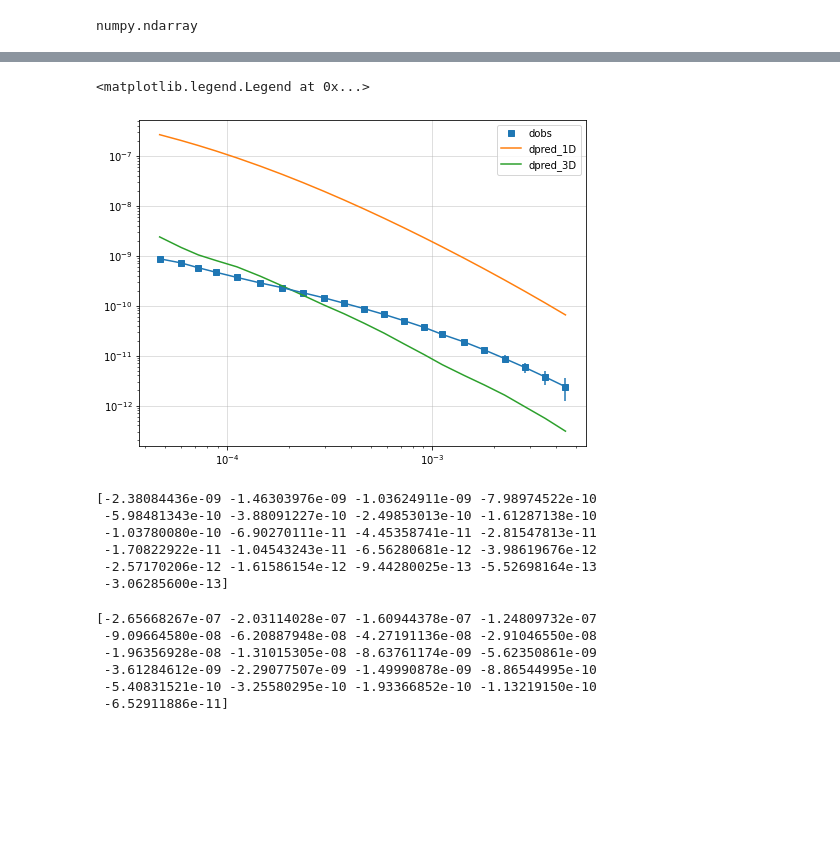
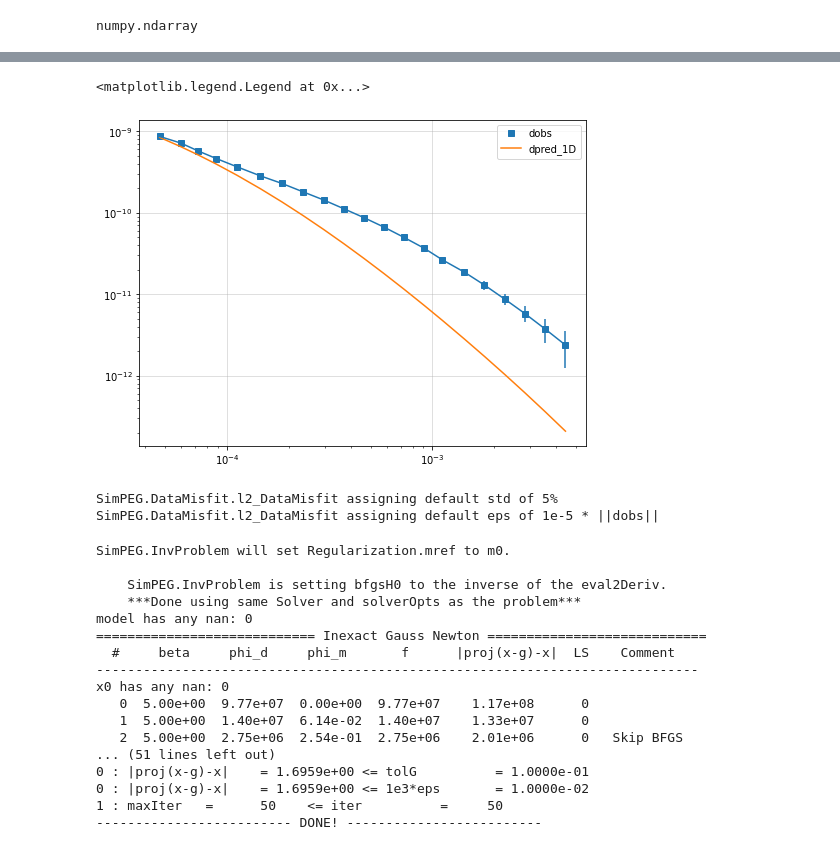
Before and after one commit to jc-barreto/SimPEG_Tests_Jenny, a Jupyter notebook: SimPEGEM1D VTEM data book.ipynb, the cells around one changed output, grey strips where cells are left out. Saved outputs shown, nothing was run; the diff lists cells and outputs as text; code cells hidden in the pictures; blank space fills up the shorter version.

```diff
--- a/SimPEGEM1D VTEM data book.ipynb
+++ b/SimPEGEM1D VTEM data book.ipynb
@@ -62,7 +61,8 @@ numpy.ndarray
 # %%
 # cs,csz, ncx, ncz, npad = 5.0,1.0, 25, 31,17
 # hz = [ (csz, ncz), (cs, npad, 1.3)]
-hz = get_vertical_discretization_time(times, facter_tmax=0.5, factor_tmin=10.)
+# hz = get_vertical_discretization_time(times, facter_tmax=0.5, factor_tmin=10.)
+hz = get_vertical_discretization_time(times, sigma_background=0.01, facter_tmax=1, n_layer=40)
 mesh1D = set_mesh_1d(hz)
 depth = -mesh1D.gridN[:-1]
 LocSigz = -mesh1D.gridCC
@@ -81,7 +81,7 @@ TDsurvey = EM1DSurveyTD(
     time = times,
     input_currents = input_currents,
     time_input_currents = time_input_currents,
-    base_frequency=25,
+    base_frequency=50,
     n_pulse=1
     )
 # %%
@@ -90,8 +90,8 @@ chi_half =0.
 expmap = Maps.ExpMap(mesh1D)
 # %%
 sig = np.ones(TDsurvey.n_layer)*sig_half
-mtrue = np.log(sig)
-print(mtrue)
+m0 = np.log(sig)
+print(m0)
 # %% [output]
 [-2.30258509 -2.30258509 -2.30258509 -2.30258509 -2.30258509 -2.30258509
  -2.30258509 -2.30258509 -2.30258509 -2.30258509 -2.30258509 -2.30258509
@@ -119,5 +122,5 @@ if TDsurvey.ispaired:
     TDsurvey.unpair()
 prob.pair(TDsurvey)
 prob.chi = np.zeros(TDsurvey.n_layer)
-d_true = TDsurvey.dpred(mtrue)
+d_0 = TDsurvey.dpred(m0)/area
 # %% [output]
@@ -131,30 +132,18 @@ dpred_3d= np.load('dpred_3d.npy')
 # %%
 fig, ax = plt.subplots(1, 1,figsize=(8,6))
 
 ax.loglog(time_channels[:-3, 1], dobs, "C0s", label="dobs")
 plt.errorbar(time_channels[:-3, 1], dobs, yerr=uncert, color="C0")
-ax.loglog(time_channels[:-3, 1], -d_true, "C1", label="dpred_1D")
-ax.loglog(time_channels[:-3, 1], -dpred_3d, "C2", label="dpred_3D")
+ax.loglog(time_channels[:-3, 1], -d_0, "C1", label="dpred_1D")
 ax.grid('k', alpha=0.5)
 ax.legend()
 # %% [output]
 <matplotlib.legend.Legend at 0x...>
-[figure, old version]
+[figure, new version]
-# %%
-print(dpred_3d)
-# %% [output]
-[-2.38084436e-09 -1.46303976e-09 -1.03624911e-09 -7.98974522e-10
- -5.98481343e-10 -3.88091227e-10 -2.49853013e-10 -1.61287138e-10
- -1.03780080e-10 -6.90270111e-11 -4.45358741e-11 -2.81547813e-11
- -1.70822922e-11 -1.04543243e-11 -6.56280681e-12 -3.98619676e-12
- -2.57170206e-12 -1.61586154e-12 -9.44280025e-13 -5.52698164e-13
- -3.06285600e-13]
-# %%
-print(d_true)
-# %% [output]
-[-2.65668267e-07 -2.03114028e-07 -1.60944378e-07 -1.24809732e-07
- -9.09664580e-08 -6.20887948e-08 -4.27191136e-08 -2.91046550e-08
- -1.96356928e-08 -1.31015305e-08 -8.63761174e-09 -5.62350861e-09
- -3.61284612e-09 -2.29077507e-09 -1.49990878e-09 -8.86544995e-10
- -5.40831521e-10 -3.25580295e-10 -1.93366852e-10 -1.13219150e-10
- -6.52911886e-11]
+# %%
+TDsurvey.dobs = -dobs
+dmisfit = DataMisfit.l2_DataMisfit(TDsurvey)
+dmisfit.W = 1./ uncert
+# %% [output]
+SimPEG.DataMisfit.l2_DataMisfit assigning default std of 5%
+SimPEG.DataMisfit.l2_DataMisfit assigning default eps of 1e-5 * ||dobs||
@@ -160,0 +167,20 @@ print(d_true)
+# %%
+mopt = inv.run(m0)
+# %% [output]
+SimPEG.InvProblem will set Regularization.mref to m0.
+
+    SimPEG.InvProblem is setting bfgsH0 to the inverse of the eval2Deriv.
+    ***Done using same Solver and solverOpts as the problem***
+model has any nan: 0
+============================ Inexact Gauss Newton ============================
+  #     beta     phi_d     phi_m       f      |proj(x-g)-x|  LS    Comment
+-----------------------------------------------------------------------------
+x0 has any nan: 0
+   0  5.00e+00  9.77e+07  0.00e+00  9.77e+07    1.17e+08      0
+   1  5.00e+00  1.40e+07  6.14e-02  1.40e+07    1.33e+07      0
+   2  5.00e+00  2.75e+06  2.54e-01  2.75e+06    2.01e+06      0   Skip BFGS
+... (51 lines left out)
+0 : |proj(x-g)-x|    = 1.6959e+00 <= tolG          = 1.0000e-01
+0 : |proj(x-g)-x|    = 1.6959e+00 <= 1e3*eps       = 1.0000e-02
+1 : maxIter   =      50    <= iter          =     50
+------------------------- DONE! -------------------------
```
Also changed, not shown: parts of 11 cells of this notebook.
